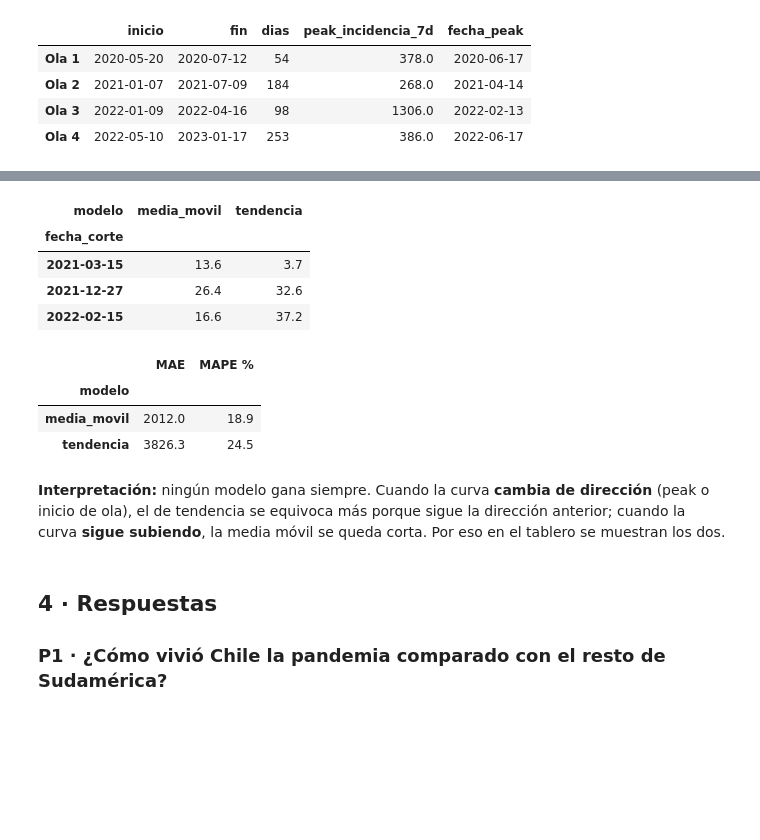
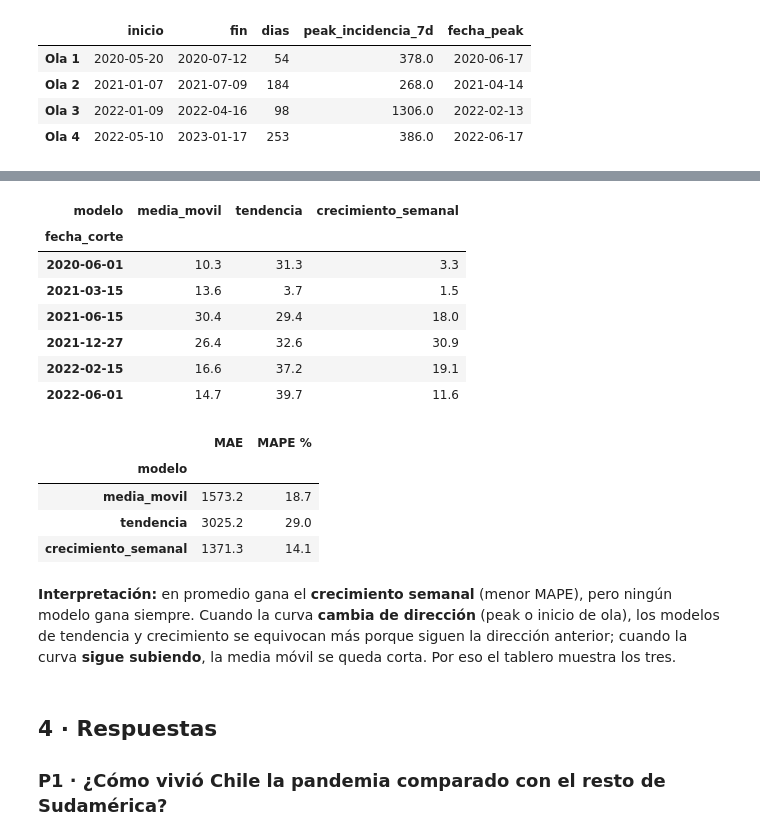
Before and after one commit to facuna-m/proyecto-gestion-datos-2026, a Jupyter notebook: notebooks/04_analisis_prediccion.ipynb, the cells around one changed output, grey strips where cells are left out. Drawn from its saved outputs; the diff is of its cells as text; code cells hidden in the pictures; blank space fills up the shorter version.

```diff
--- a/notebooks/04_analisis_prediccion.ipynb
+++ b/notebooks/04_analisis_prediccion.ipynb
@@ -238,30 +287,37 @@ def pronosticar(territorio, fecha_corte, horizonte=14):
     fecha_corte = pd.Timestamp(fecha_corte)
     s = serie[(serie['territorio'] == territorio) & (serie['fecha'] <= fecha_corte)]   # solo el pasado
     mm7 = s['casos_mm7'].dropna()
+    dias = np.arange(1, horizonte + 1)
 
-    # Modelo base: repetir la última media móvil
-    base = [mm7.iloc[-1]] * horizonte
+    # 1. Media móvil: repetir el último promedio de 7 días
+    media_movil = np.repeat(mm7.iloc[-1], horizonte)
 
-    # Modelo de tendencia: recta sobre el log de las últimas 14 medias móviles
+    # 2. Tendencia: recta sobre el log de las últimas 14 medias móviles
     y = np.log(mm7.tail(14).clip(lower=1))
     x = np.arange(len(y))
     pendiente, intercepto = np.polyfit(x, y, 1)
-    futuro = np.arange(len(y), len(y) + horizonte)
-    tendencia = np.exp(intercepto + pendiente * futuro)
+    tendencia = np.exp(intercepto + pendiente * (len(y) - 1 + dias))
+
+    # 3. Crecimiento semanal: razón entre esta semana y la anterior, limitada a [0,5 ; 2]
+    r = np.clip(mm7.iloc[-1] / max(mm7.iloc[-8], 1), 0.5, 2.0)
+    crecimiento = mm7.iloc[-1] * r ** (dias / 7)
 
     fechas = pd.date_range(fecha_corte + pd.Timedelta(days=1), periods=horizonte)
-    return pd.DataFrame({'fecha': fechas, 'media_movil': np.round(base), 'tendencia': np.round(tendencia)})
+    return pd.DataFrame({'fecha': fechas, 'media_movil': np.round(media_movil),
+                         'tendencia': np.round(tendencia), 'crecimiento_semanal': np.round(crecimiento)})
 
+
+MODELOS = ['media_movil', 'tendencia', 'crecimiento_semanal']
 
 def comparar(territorio, fecha_corte, horizonte=14):
     p = pronosticar(territorio, fecha_corte, horizonte)
     real = serie[serie['territorio'] == territorio][['fecha', 'casos_mm7']].rename(columns={'casos_mm7': 'real'})
     p = p.merge(real, on='fecha', how='left')
     errores = {}
-    for modelo in ['media_movil', 'tendencia']:
+    for modelo in MODELOS:
         error = (p[modelo] - p['real']).abs()
         errores[modelo] = {'MAE': round(error.mean()), 'MAPE %': round((error / p['real'].clip(lower=1)).mean() * 100, 1)}
     return p, pd.DataFrame(errores).T
 
-pronosticar('Chile', '2021-12-20')
+pronosticar('Chile', '2021-12-27')
 # %% [output]
@@ -283,28 +339,32 @@ pronosticar('Chile', '2021-12-20')
 # %%
-# Backtesting: tres fechas de corte en Chile (subida, peak de ómicron y bajada)
-cortes = ['2021-03-15', '2021-12-27', '2022-02-15']
+# Backtesting: seis fechas de corte en Chile, en distintos momentos de las olas
+cortes = ['2020-06-01', '2021-03-15', '2021-06-15', '2021-12-27', '2022-02-15', '2022-06-01']
 filas = []
 for corte in cortes:
     _, err = comparar('Chile', corte)
     for modelo, fila in err.iterrows():
         filas.append({'fecha_corte': corte, 'modelo': modelo, 'MAE': fila['MAE'], 'MAPE %': fila['MAPE %']})
 backtest = pd.DataFrame(filas)
-backtest.pivot_table(index='fecha_corte', columns='modelo', values='MAPE %')
+backtest.pivot_table(index='fecha_corte', columns='modelo', values='MAPE %')[MODELOS]
 # %% [output]
-| modelo | media_movil | tendencia |
-| fecha_corte |  |  |
-| 2021-03-15 | 13.6 | 3.7 |
-| 2021-12-27 | 26.4 | 32.6 |
-| 2022-02-15 | 16.6 | 37.2 |
+| modelo | media_movil | tendencia | crecimiento_semanal |
+| fecha_corte |  |  |  |
+| 2020-06-01 | 10.3 | 31.3 | 3.3 |
+| 2021-03-15 | 13.6 | 3.7 | 1.5 |
+| 2021-06-15 | 30.4 | 29.4 | 18.0 |
+| 2021-12-27 | 26.4 | 32.6 | 30.9 |
+| 2022-02-15 | 16.6 | 37.2 | 19.1 |
+| 2022-06-01 | 14.7 | 39.7 | 11.6 |
 # %%
-backtest.groupby('modelo')[['MAE', 'MAPE %']].mean().round(1)
+backtest.groupby('modelo')[['MAE', 'MAPE %']].mean().loc[MODELOS].round(1)
 # %% [output]
 |  | MAE | MAPE % |
 | modelo |  |  |
-| media_movil | 2012.0 | 18.9 |
-| tendencia | 3826.3 | 24.5 |
+| media_movil | 1573.2 | 18.7 |
+| tendencia | 3025.2 | 29.0 |
+| crecimiento_semanal | 1371.3 | 14.1 |
 # %% [markdown]
-**Interpretación:** ningún modelo gana siempre. Cuando la curva **cambia de dirección** (peak o inicio de ola), el de tendencia se equivoca más porque sigue la dirección anterior; cuando la curva **sigue subiendo**, la media móvil se queda corta. Por eso en el tablero se muestran los dos.
+**Interpretación:** en promedio gana el **crecimiento semanal** (menor MAPE), pero ningún modelo gana siempre. Cuando la curva **cambia de dirección** (peak o inicio de ola), los modelos de tendencia y crecimiento se equivocan más porque siguen la dirección anterior; cuando la curva **sigue subiendo**, la media móvil se queda corta. Por eso el tablero muestra los tres.
 # %% [markdown]
 ## 4 · Respuestas
 ### P1 · ¿Cómo vivió Chile la pandemia comparado con el resto de Sudamérica?
```
Also changed, not shown: parts of 23 cells of this notebook, 4 other files.
